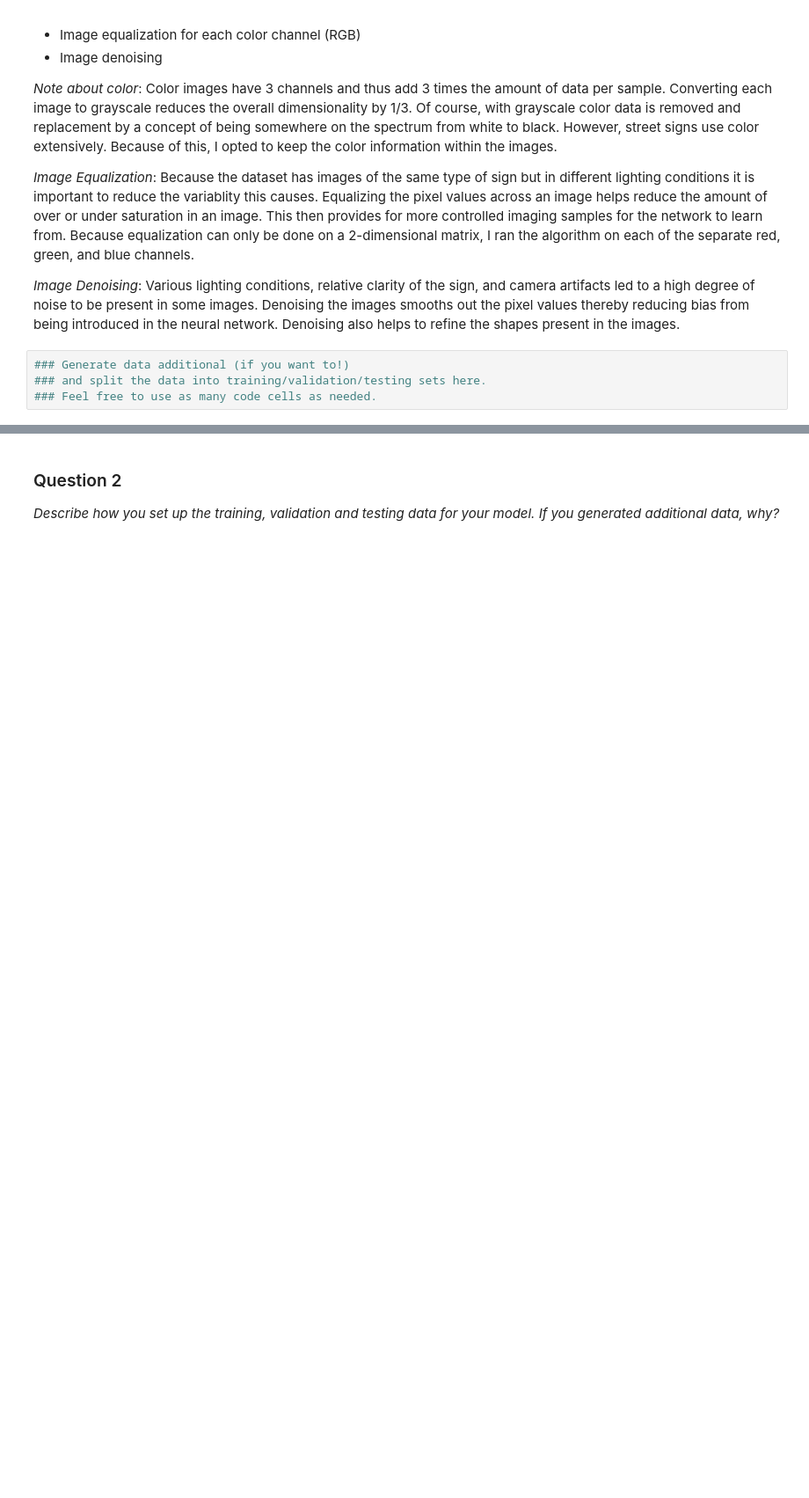
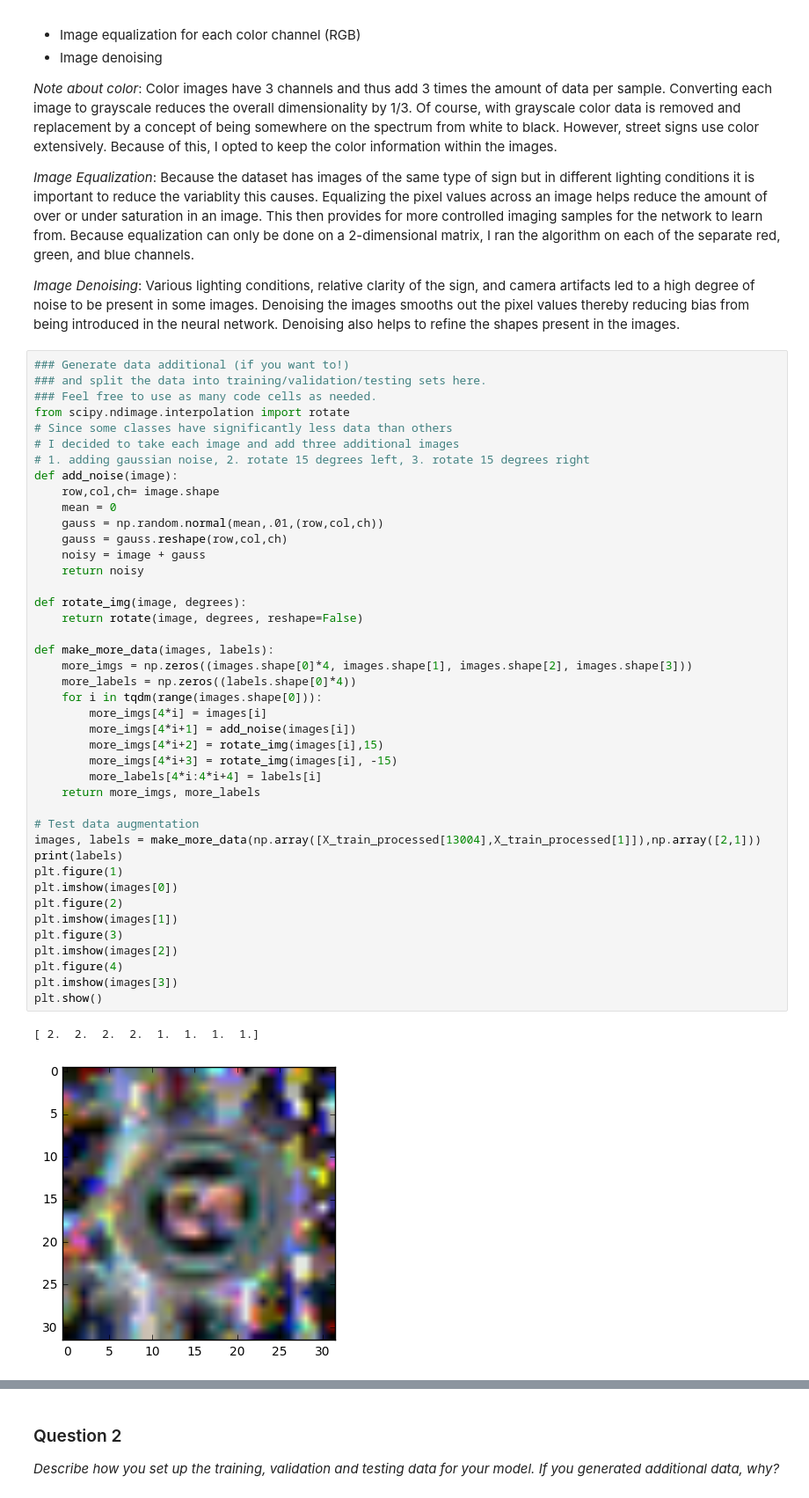
Before and after one commit to MWransky/traffic-signs, a Jupyter notebook: Traffic_Signs_Recognition.ipynb, the cells around one changed output, grey strips where cells are left out. Shown at 88% size. Cells and saved outputs as stored; diff of their text form; blank space fills up the shorter version.

Commit message:
additional data created and tensor flow graph made

```diff
--- a/Traffic_Signs_Recognition.ipynb
+++ b/Traffic_Signs_Recognition.ipynb
@@ -206,7 +206,48 @@ The main objective in preprocessing the image data is to reduce the data dimensi
 *Image Equalization*: Because the dataset has images of the same type of sign but in different lighting conditions it is important to reduce the variablity this causes. Equalizing the pixel values across an image helps reduce the amount of over or under saturation in an image. This then provides for more controlled imaging samples for the network to learn from. Because equalization can only be done on a 2-dimensional matrix, I ran the algorithm on each of the separate red, green, and blue channels.
 
 *Image Denoising*: Various lighting conditions, relative clarity of the sign, and camera artifacts led to a high degree of noise to be present in some images. Denoising the images smooths out the pixel values thereby reducing bias from being introduced in the neural network. Denoising also helps to refine the shapes present in the images.
-# %%
-### Generate data additional (if you want to!)
-### and split the data into training/validation/testing sets here.
-### Feel free to use as many code cells as needed.
+# %%
+### Generate data additional (if you want to!)
+### and split the data into training/validation/testing sets here.
+### Feel free to use as many code cells as needed.
+from scipy.ndimage.interpolation import rotate
+# Since some classes have significantly less data than others
+# I decided to take each image and add three additional images
+# 1. adding gaussian noise, 2. rotate 15 degrees left, 3. rotate 15 degrees right
+def add_noise(image):
+    row,col,ch= image.shape
+    mean = 0
+    gauss = np.random.normal(mean,.01,(row,col,ch))
+    gauss = gauss.reshape(row,col,ch)
+    noisy = image + gauss
+    return noisy
+
+def rotate_img(image, degrees):
+    return rotate(image, degrees, reshape=False)
+
+def make_more_data(images, labels):
+    more_imgs = np.zeros((images.shape[0]*4, images.shape[1], images.shape[2], images.shape[3]))
+    more_labels = np.zeros((labels.shape[0]*4))
+    for i in tqdm(range(images.shape[0])):
+        more_imgs[4*i] = images[i]
+        more_imgs[4*i+1] = add_noise(images[i])
+        more_imgs[4*i+2] = rotate_img(images[i],15)
+        more_imgs[4*i+3] = rotate_img(images[i], -15)
+        more_labels[4*i:4*i+4] = labels[i]
+    return more_imgs, more_labels
+
+# Test data augmentation
+images, labels = make_more_data(np.array([X_train_processed[13004],X_train_processed[1]]),np.array([2,1]))
+print(labels)
+plt.figure(1)
+plt.imshow(images[0])
+plt.figure(2)
+plt.imshow(images[1])
+plt.figure(3)
+plt.imshow(images[2])
+plt.figure(4)
+plt.imshow(images[3])
+plt.show()
+# %% [output]
+[ 2.  2.  2.  2.  1.  1.  1.  1.]
+[figure, added]
```
Also changed, not shown: parts of 11 cells of this notebook.
